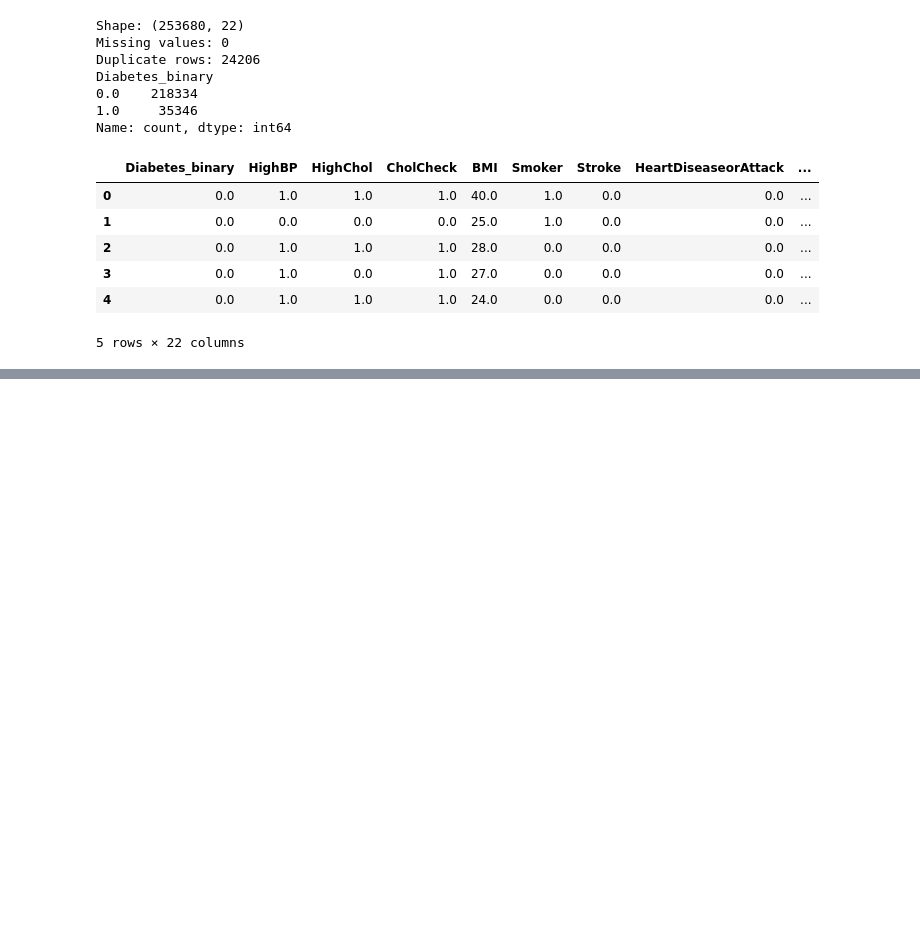
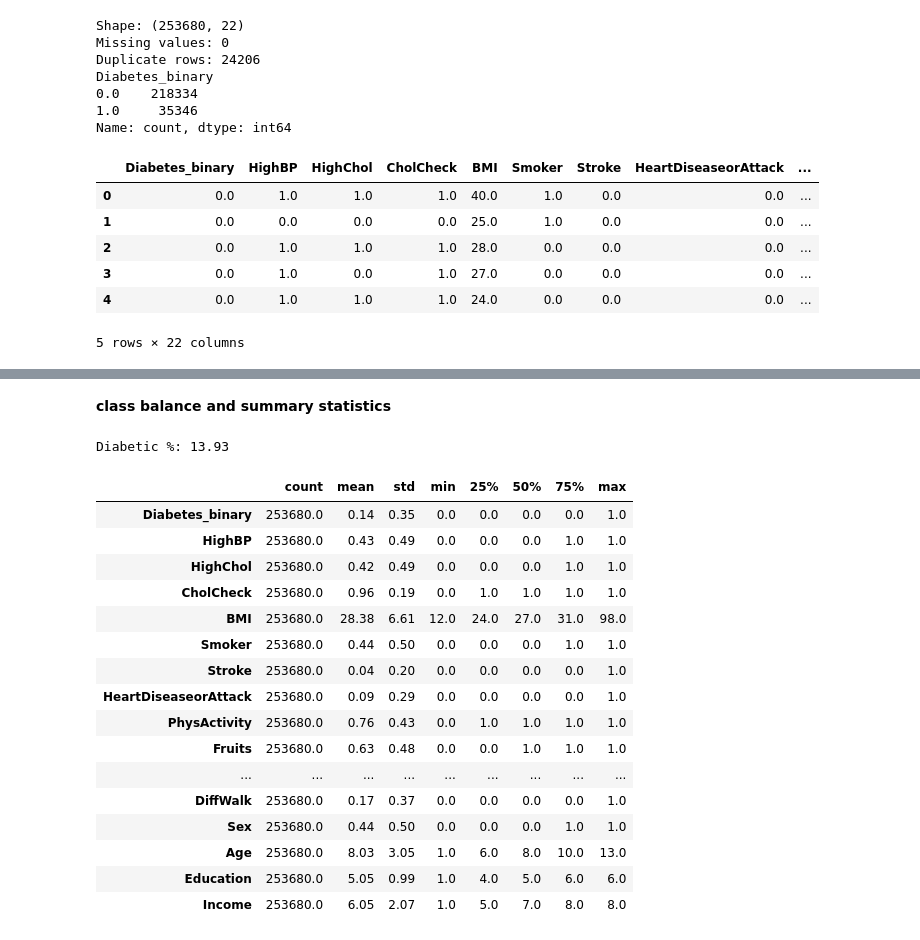
Before and after one commit to zainulabideen3203-ResearckWork/Mphil_thesis, a Jupyter notebook: predictiondataset.ipynb, the cells around one changed output, grey strips where cells are left out. Saved outputs shown, nothing was run; the diff lists cells and outputs as text; code cells hidden in the pictures; blank space fills up the shorter version.

Commit message:
class balance and summary statistics

```diff
--- a/predictiondataset.ipynb
+++ b/predictiondataset.ipynb
@@ -81,0 +106,24 @@ Name: count, dtype: int64
+# %% [markdown]
+**class balance and summary statistics**
+# %%
+print("Diabetic %:", round(df["Diabetes_binary"].mean() * 100, 2))
+df.describe().T.round(2)
+# %% [output]
+Diabetic %: 13.93
+|  | count | mean | std | min | 25% | 50% | 75% | max |
+| Diabetes_binary | 253680.0 | 0.14 | 0.35 | 0.0 | 0.0 | 0.0 | 0.0 | 1.0 |
+| HighBP | 253680.0 | 0.43 | 0.49 | 0.0 | 0.0 | 0.0 | 1.0 | 1.0 |
+| HighChol | 253680.0 | 0.42 | 0.49 | 0.0 | 0.0 | 0.0 | 1.0 | 1.0 |
+| CholCheck | 253680.0 | 0.96 | 0.19 | 0.0 | 1.0 | 1.0 | 1.0 | 1.0 |
+| BMI | 253680.0 | 28.38 | 6.61 | 12.0 | 24.0 | 27.0 | 31.0 | 98.0 |
+| Smoker | 253680.0 | 0.44 | 0.50 | 0.0 | 0.0 | 0.0 | 1.0 | 1.0 |
+| Stroke | 253680.0 | 0.04 | 0.20 | 0.0 | 0.0 | 0.0 | 0.0 | 1.0 |
+| HeartDiseaseorAttack | 253680.0 | 0.09 | 0.29 | 0.0 | 0.0 | 0.0 | 0.0 | 1.0 |
+| PhysActivity | 253680.0 | 0.76 | 0.43 | 0.0 | 1.0 | 1.0 | 1.0 | 1.0 |
+| Fruits | 253680.0 | 0.63 | 0.48 | 0.0 | 0.0 | 1.0 | 1.0 | 1.0 |
+| ... | ... | ... | ... | ... | ... | ... | ... | ... |
+| DiffWalk | 253680.0 | 0.17 | 0.37 | 0.0 | 0.0 | 0.0 | 0.0 | 1.0 |
+| Sex | 253680.0 | 0.44 | 0.50 | 0.0 | 0.0 | 0.0 | 1.0 | 1.0 |
+| Age | 253680.0 | 8.03 | 3.05 | 1.0 | 6.0 | 8.0 | 10.0 | 13.0 |
+| Education | 253680.0 | 5.05 | 0.99 | 1.0 | 4.0 | 5.0 | 6.0 | 6.0 |
+| Income | 253680.0 | 6.05 | 2.07 | 1.0 | 5.0 | 7.0 | 8.0 | 8.0 |
```
Also changed, not shown: parts of 2 cells of this notebook.
